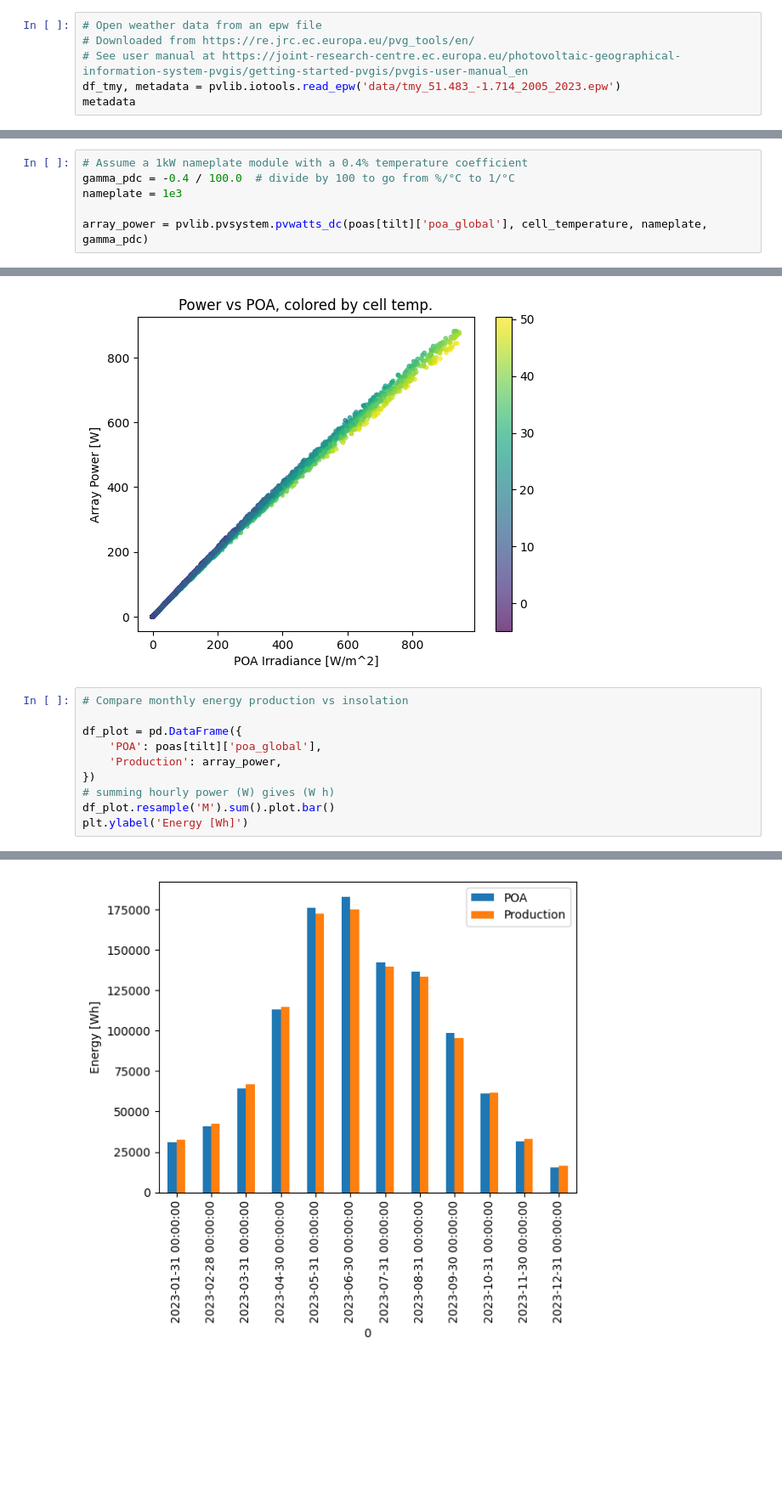
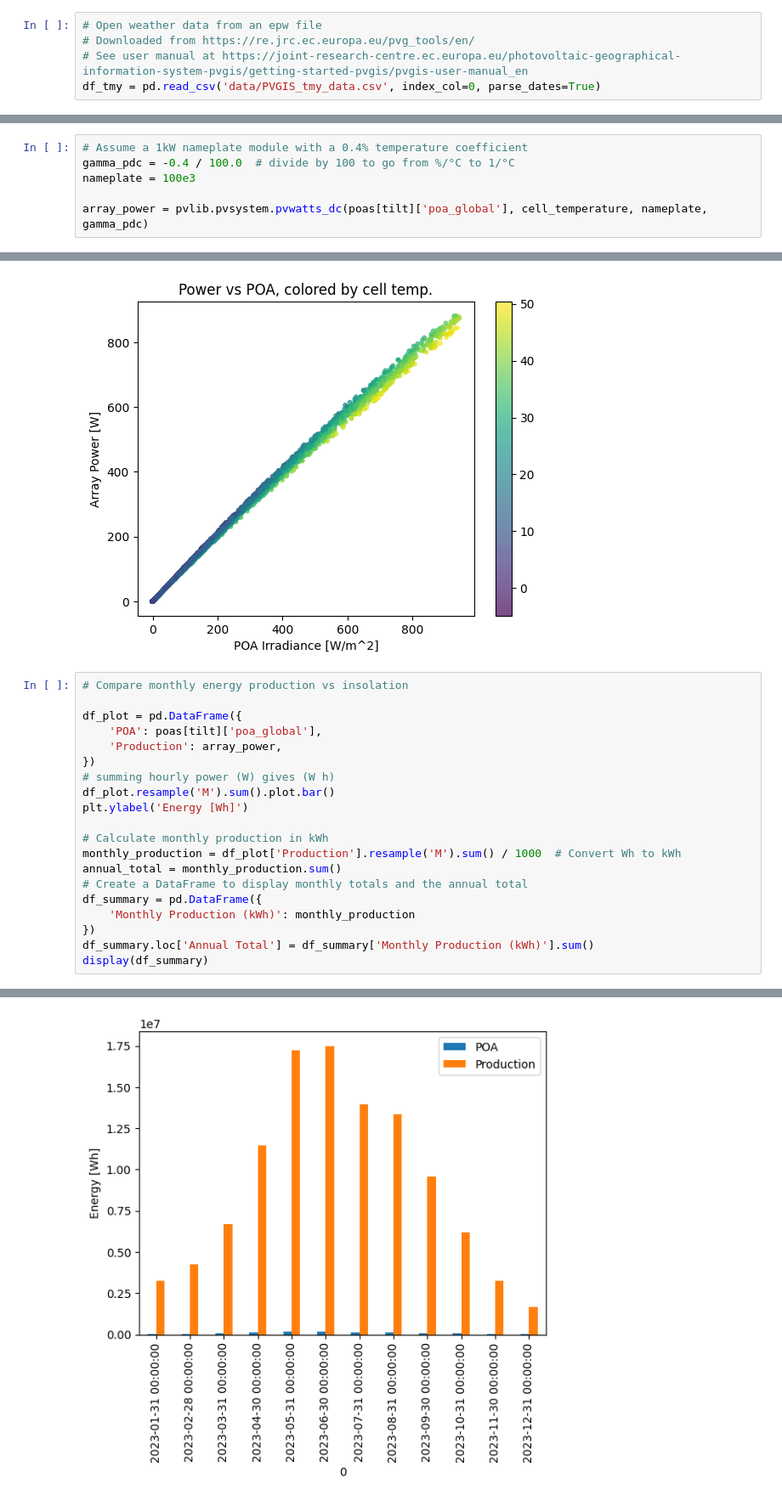
Before and after one commit to josephbenjamin/solar-model, a Jupyter notebook: solar-modelling.ipynb, the cells around one changed output, grey strips where cells are left out. Shown at 85% size. Drawn from its saved outputs; the diff is of its cells as text; blank space fills up the shorter version.

```diff
--- a/solar-modelling.ipynb
+++ b/solar-modelling.ipynb
@@ -12,5 +12,4 @@ import numpy as np
 # Open weather data from an epw file
 # Downloaded from https://re.jrc.ec.europa.eu/pvg_tools/en/
 # See user manual at https://joint-research-centre.ec.europa.eu/photovoltaic-geographical-information-system-pvgis/getting-started-pvgis/pvgis-user-manual_en
-df_tmy, metadata = pvlib.iotools.read_epw('data/tmy_51.483_-1.714_2005_2023.epw')
-metadata
+df_tmy = pd.read_csv('data/PVGIS_tmy_data.csv', index_col=0, parse_dates=True)
@@ -418,7 +445,7 @@ We will start by creating a PVWatts model to calculate the power generation.
 # %%
 # Assume a 1kW nameplate module with a 0.4% temperature coefficient
 gamma_pdc = -0.4 / 100.0  # divide by 100 to go from %/°C to 1/°C
-nameplate = 1e3
+nameplate = 100e3
 
 array_power = pvlib.pvsystem.pvwatts_dc(poas[tilt]['poa_global'], cell_temperature, nameplate, gamma_pdc)
 # %%
@@ -453,4 +480,14 @@ df_plot = pd.DataFrame({
 # summing hourly power (W) gives (W h)
 df_plot.resample('M').sum().plot.bar()
 plt.ylabel('Energy [Wh]')
+
+# Calculate monthly production in kWh
+monthly_production = df_plot['Production'].resample('M').sum() / 1000  # Convert Wh to kWh
+annual_total = monthly_production.sum()
+# Create a DataFrame to display monthly totals and the annual total
+df_summary = pd.DataFrame({
+    'Monthly Production (kWh)': monthly_production
+})
+df_summary.loc['Annual Total'] = df_summary['Monthly Production (kWh)'].sum()
+display(df_summary)
 # %% [output]
@@ -458,4 +509,4 @@ Text(0, 0.5, 'Energy [Wh]')
-[figure, old version]
+[figure, new version]
 # %%
 def plot_monthly_energy_production_with_orientation(df_historical, df_tmy, tilt_angle=15, kWp=1000):
     """
```
Also changed, not shown: parts of 11 cells of this notebook, 3 other files.
